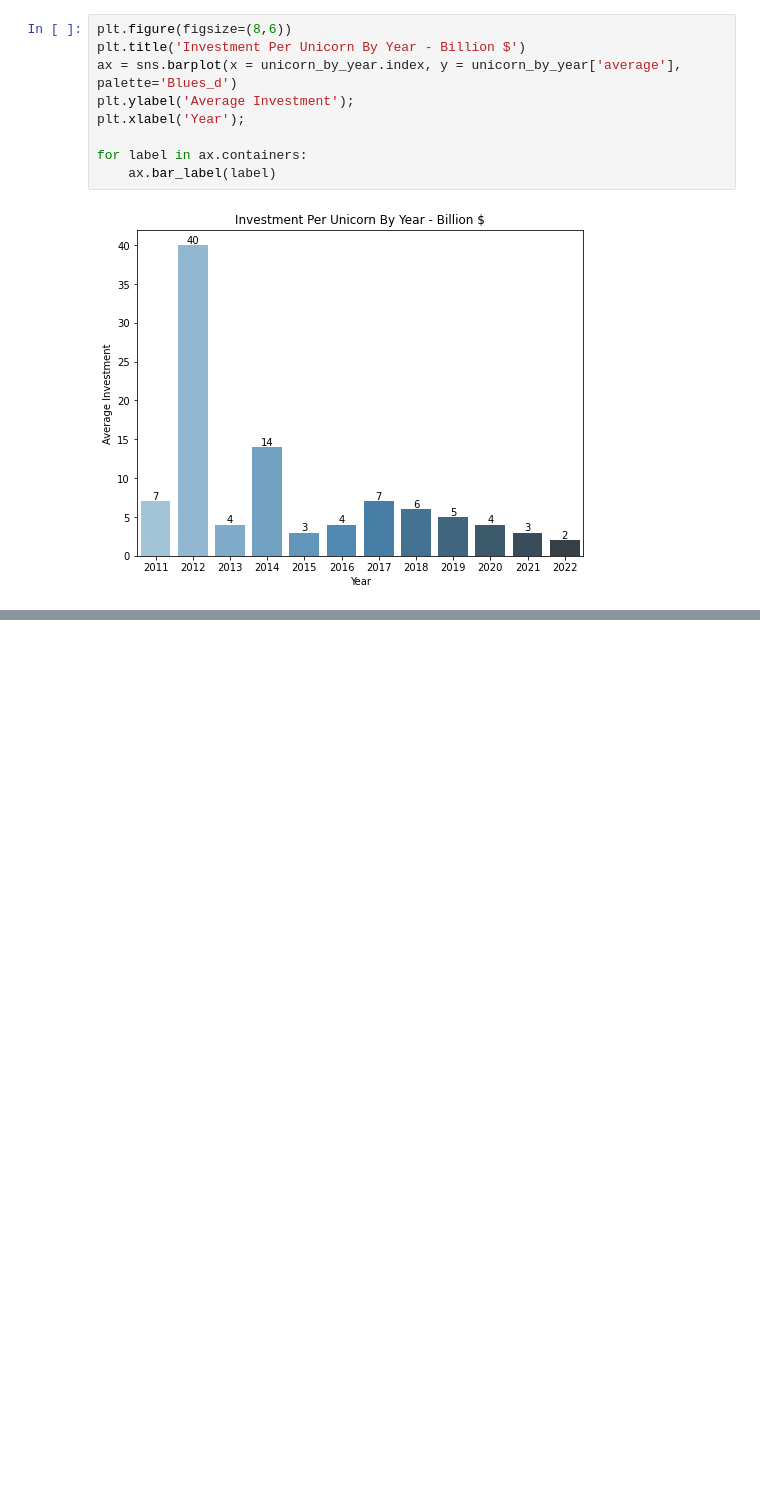
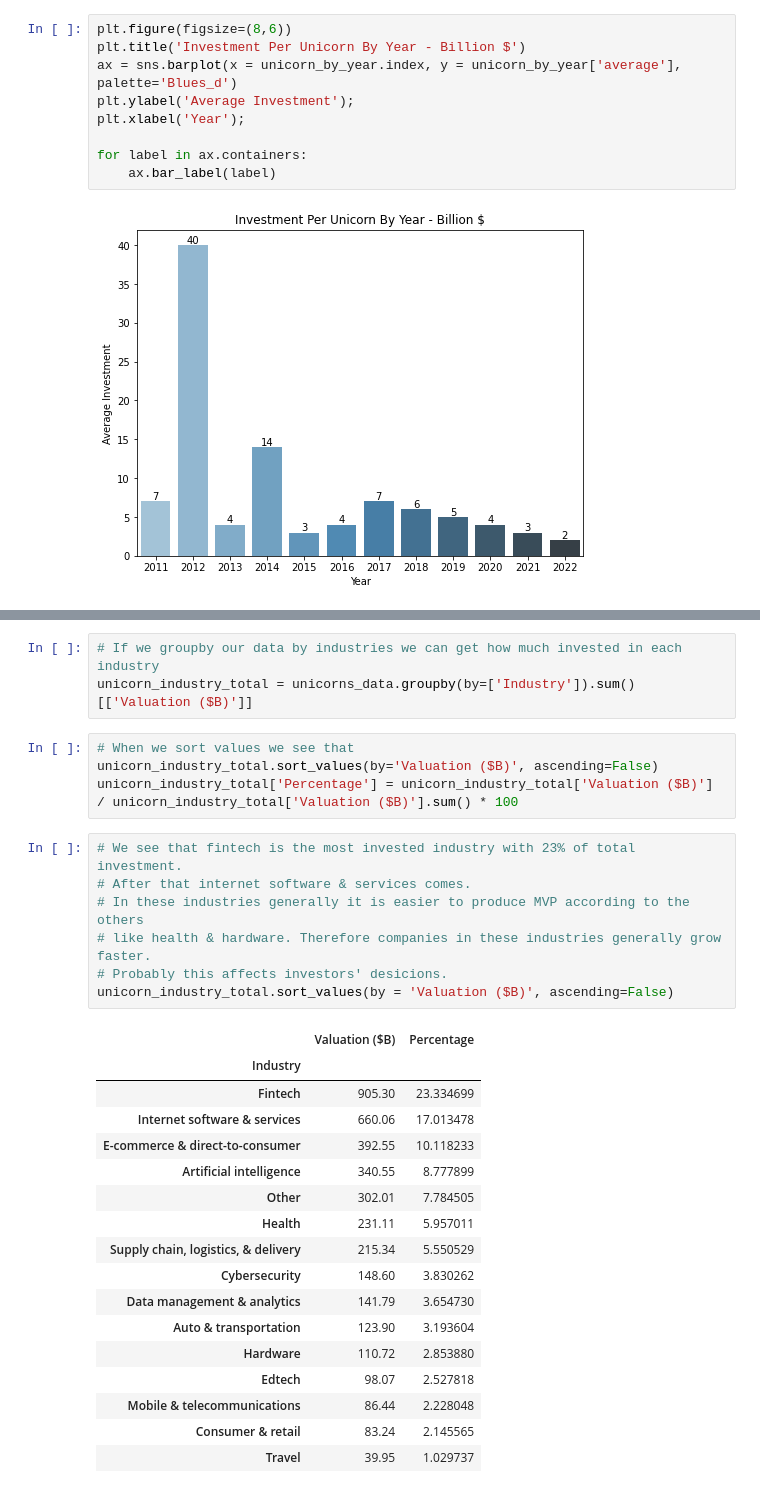
Before and after one commit to mstft/Entrepreneurship_Data_Analysis, a Jupyter notebook: Unicorns_Statistics.ipynb, the cells around one changed output, grey strips where cells are left out. Drawn from its saved outputs; the diff is of its cells as text; blank space fills up the shorter version.

```diff
--- a/Unicorns_Statistics.ipynb
+++ b/Unicorns_Statistics.ipynb
@@ -290,0 +303,32 @@ for label in ax.containers:
+# %%
+# If we groupby our data by industries we can get how much invested in each industry
+unicorn_industry_total = unicorns_data.groupby(by=['Industry']).sum()[['Valuation ($B)']]
+# %%
+# When we sort values we see that
+unicorn_industry_total.sort_values(by='Valuation ($B)', ascending=False)
+unicorn_industry_total['Percentage'] = unicorn_industry_total['Valuation ($B)'] / unicorn_industry_total['Valuation ($B)'].sum() * 100
+# %%
+# We see that fintech is the most invested industry with 23% of total investment.
+# After that internet software & services comes.
+# In these industries generally it is easier to produce MVP according to the others
+# like health & hardware. Therefore companies in these industries generally grow faster.
+# Probably this affects investors' desicions.
+unicorn_industry_total.sort_values(by = 'Valuation ($B)', ascending=False)
+# %% [output]
+|  | Valuation ($B) | Percentage |
+| Industry |  |  |
+| Fintech | 905.30 | 23.334699 |
+| Internet software & services | 660.06 | 17.013478 |
+| E-commerce & direct-to-consumer | 392.55 | 10.118233 |
+| Artificial intelligence | 340.55 | 8.777899 |
+| Other | 302.01 | 7.784505 |
+| Health | 231.11 | 5.957011 |
+| Supply chain, logistics, & delivery | 215.34 | 5.550529 |
+| Cybersecurity | 148.60 | 3.830262 |
+| Data management & analytics | 141.79 | 3.654730 |
+| Auto & transportation | 123.90 | 3.193604 |
+| Hardware | 110.72 | 2.853880 |
+| Edtech | 98.07 | 2.527818 |
+| Mobile & telecommunications | 86.44 | 2.228048 |
+| Consumer & retail | 83.24 | 2.145565 |
+| Travel | 39.95 | 1.029737 |
```
Also changed, not shown: parts of 6 cells of this notebook.
